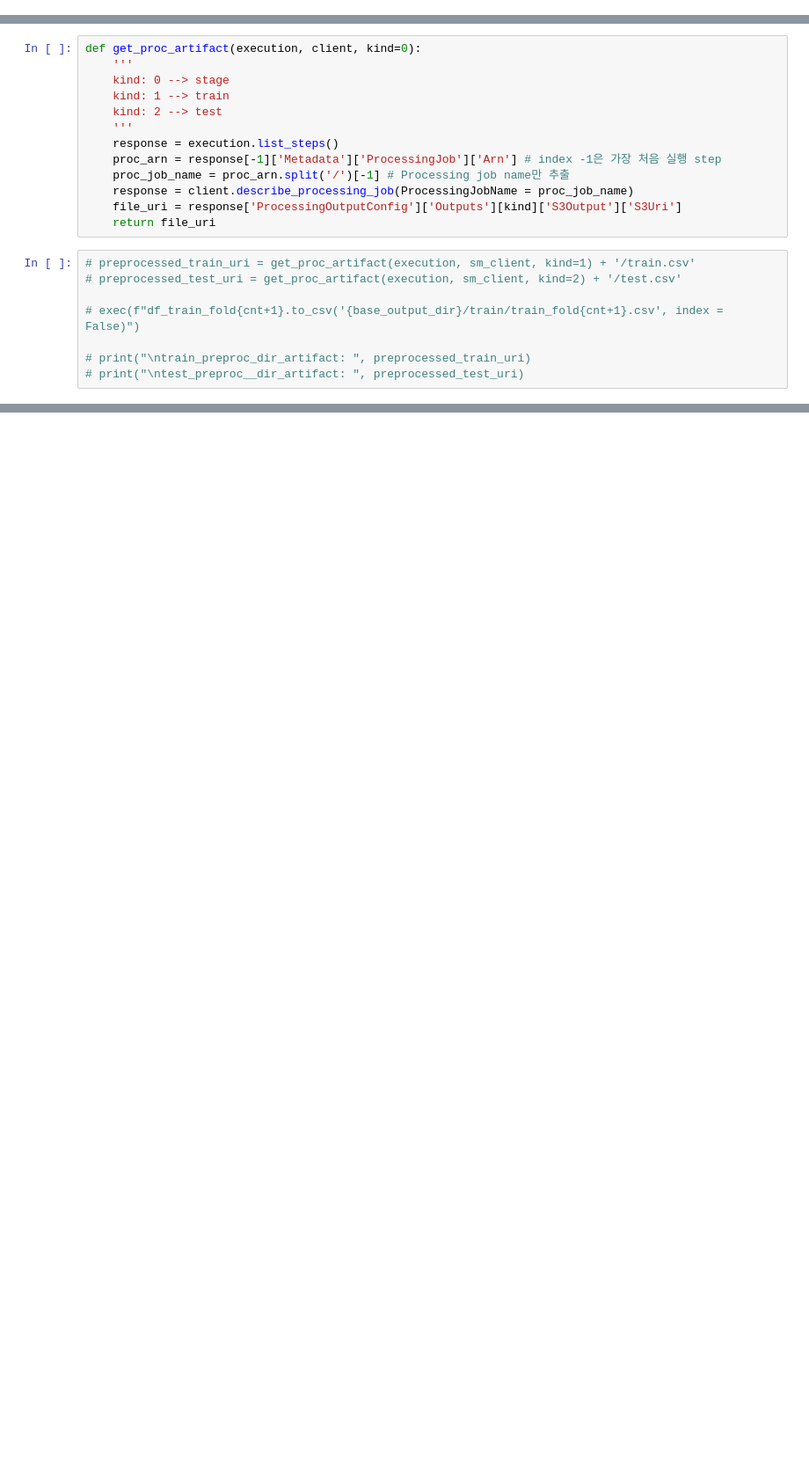
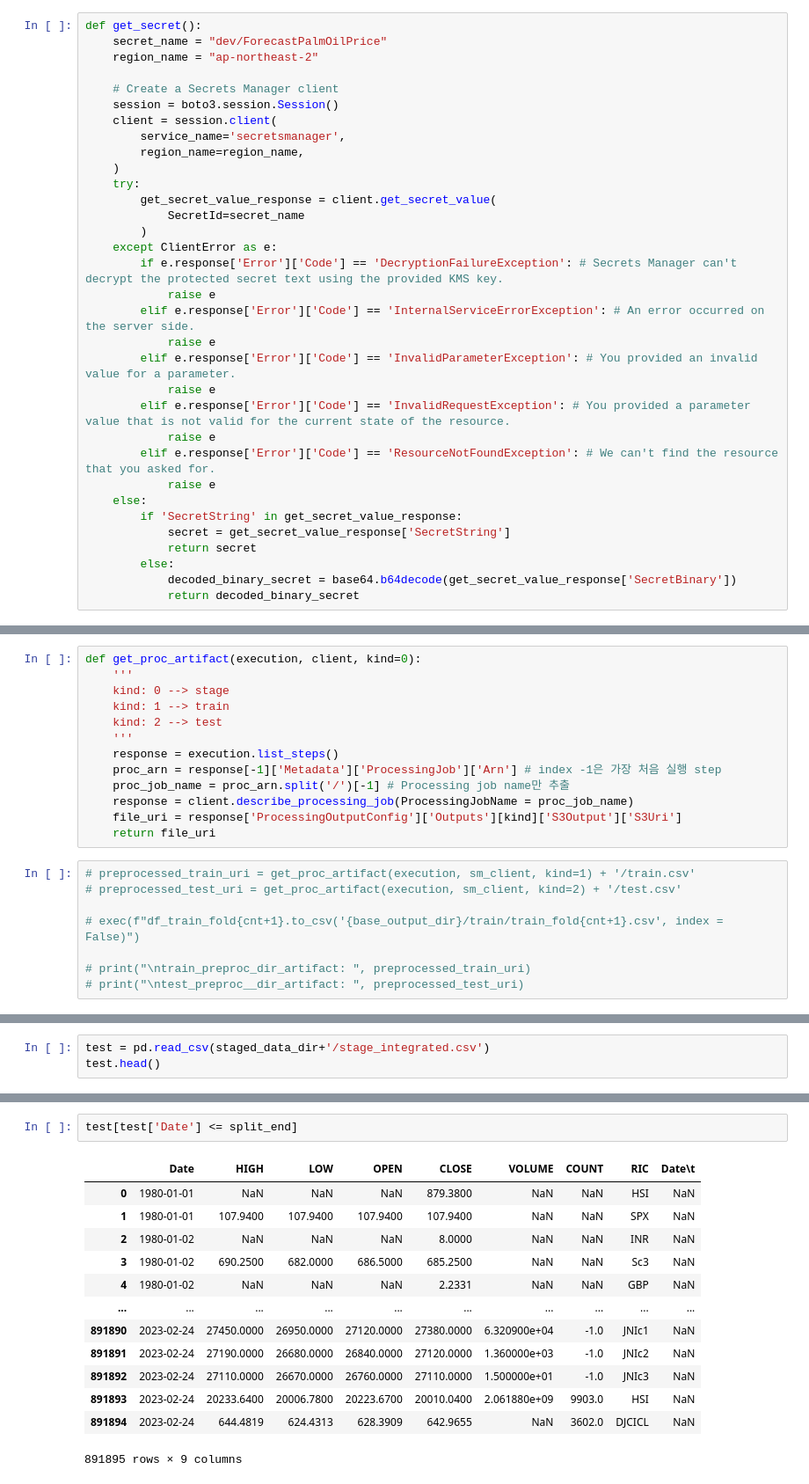
Before and after one commit to gwangjinjeong/palm-oil-price-forecast, a Jupyter notebook: 2.SM Pipeline-Preprocessing.ipynb, the cells around one changed output, grey strips where cells are left out. Shown: that part at 88% size. Saved outputs shown, nothing was run; the diff lists cells and outputs as text; blank space fills up the shorter version.

```diff
--- a/2.SM Pipeline-Preprocessing.ipynb
+++ b/2.SM Pipeline-Preprocessing.ipynb
@@ -144,4 +200,37 @@ train_data_uri               -> 's3://palm-oil-price-forecast/golden-data/2022/1
 # %% [markdown]
 ### (1) 전처리용 python script
 - 인자값: https://engineer-mole.tistory.com/213
+# %%
+def get_secret():
+    secret_name = "dev/ForecastPalmOilPrice"
+    region_name = "ap-northeast-2"
+
+    # Create a Secrets Manager client
+    session = boto3.session.Session()
+    client = session.client(
+        service_name='secretsmanager',
+        region_name=region_name,
+    )
+    try:
+        get_secret_value_response = client.get_secret_value(
+            SecretId=secret_name
+        )
+    except ClientError as e:
+        if e.response['Error']['Code'] == 'DecryptionFailureException': # Secrets Manager can't decrypt the protected secret text using the provided KMS key.
+            raise e
+        elif e.response['Error']['Code'] == 'InternalServiceErrorException': # An error occurred on the server side.
+            raise e
+        elif e.response['Error']['Code'] == 'InvalidParameterException': # You provided an invalid value for a parameter.
+            raise e
+        elif e.response['Error']['Code'] == 'InvalidRequestException': # You provided a parameter value that is not valid for the current state of the resource.
+            raise e
+        elif e.response['Error']['Code'] == 'ResourceNotFoundException': # We can't find the resource that you asked for.
+            raise e
+    else:
+        if 'SecretString' in get_secret_value_response:
+            secret = get_secret_value_response['SecretString']
+            return secret
+        else:
+            decoded_binary_secret = base64.b64decode(get_secret_value_response['SecretBinary'])
+            return decoded_binary_secret
 # %%
@@ -939,0 +1134,3 @@ Stored 'test_preproc_dir_artifact5' (str)
+# %%
+test = pd.read_csv(staged_data_dir+'/stage_integrated.csv')
+test.head()
@@ -939,0 +1144,16 @@ Stored 'test_preproc_dir_artifact5' (str)
+# %%
+test[test['Date'] <= split_end]
+# %% [output]
+|  | Date | HIGH | LOW | OPEN | CLOSE | VOLUME | COUNT | RIC | Date\t |
+| 0 | 1980-01-01 | NaN | NaN | NaN | 879.3800 | NaN | NaN | HSI | NaN |
+| 1 | 1980-01-01 | 107.9400 | 107.9400 | 107.9400 | 107.9400 | NaN | NaN | SPX | NaN |
+| 2 | 1980-01-02 | NaN | NaN | NaN | 8.0000 | NaN | NaN | INR | NaN |
+| 3 | 1980-01-02 | 690.2500 | 682.0000 | 686.5000 | 685.2500 | NaN | NaN | Sc3 | NaN |
+| 4 | 1980-01-02 | NaN | NaN | NaN | 2.2331 | NaN | NaN | GBP | NaN |
+| ... | ... | ... | ... | ... | ... | ... | ... | ... | ... |
+| 891890 | 2023-02-24 | 27450.0000 | 26950.0000 | 27120.0000 | 27380.0000 | 6.320900e+04 | -1.0 | JNIc1 | NaN |
+| 891891 | 2023-02-24 | 27190.0000 | 26680.0000 | 26840.0000 | 27120.0000 | 1.360000e+03 | -1.0 | JNIc2 | NaN |
+| 891892 | 2023-02-24 | 27110.0000 | 26670.0000 | 26760.0000 | 27110.0000 | 1.500000e+01 | -1.0 | JNIc3 | NaN |
+| 891893 | 2023-02-24 | 20233.6400 | 20006.7800 | 20223.6700 | 20010.0400 | 2.061880e+09 | 9903.0 | HSI | NaN |
+| 891894 | 2023-02-24 | 644.4819 | 624.4313 | 628.3909 | 642.9655 | NaN | 3602.0 | DJCICL | NaN |
+891895 rows × 9 columns
```
Also changed, not shown: parts of 47 cells of this notebook, 2 other files.
